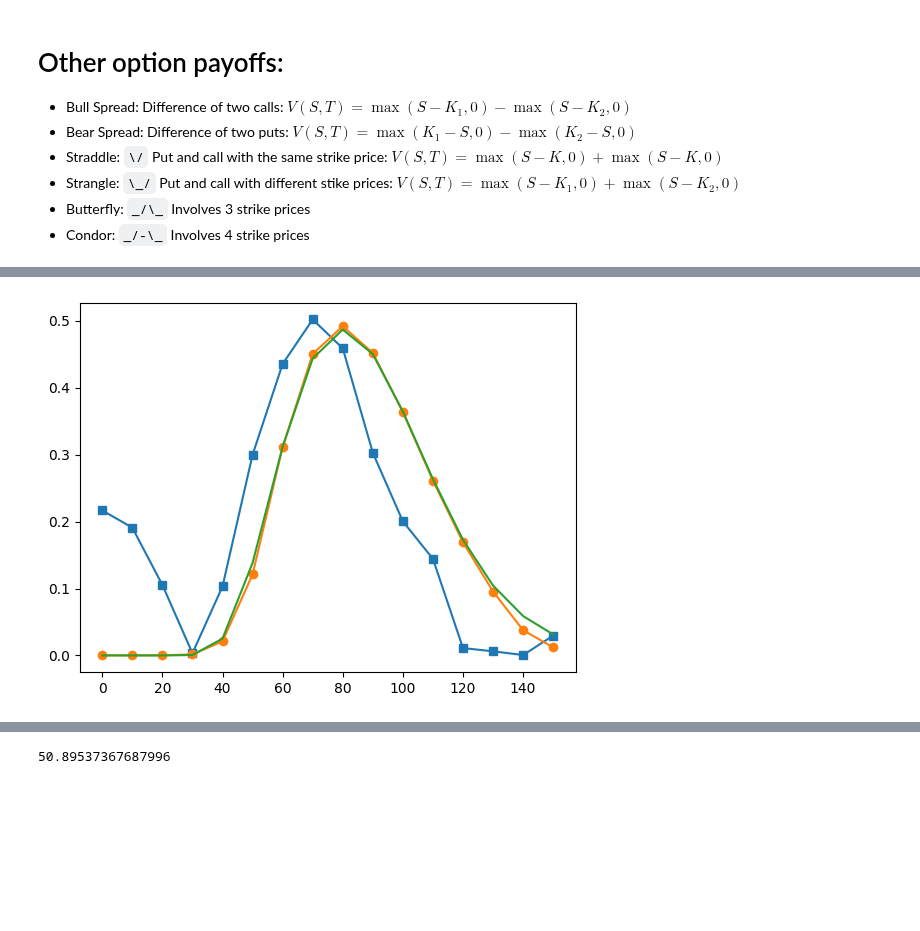
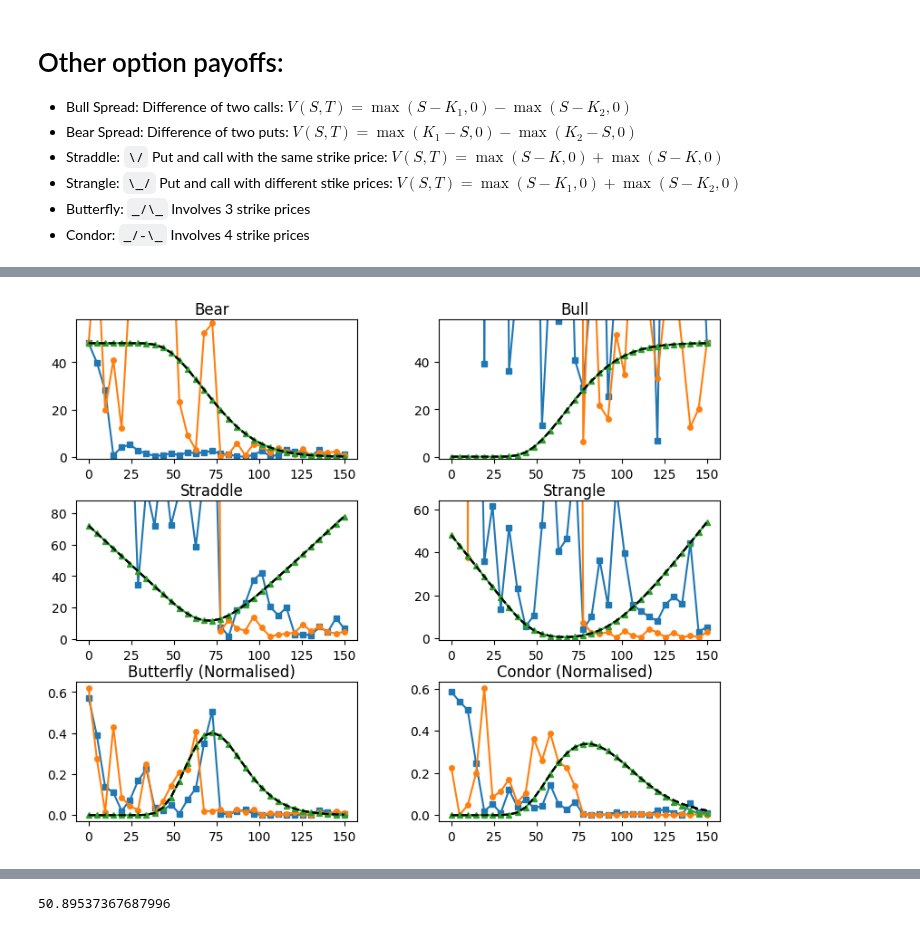
Before and after one commit to KnightShuffler/Quantum-Non-Unitary-Time-Evolution-Public-, a Jupyter notebook: sandbox.ipynb, the cells around one changed output, grey strips where cells are left out. Drawn from its saved outputs; the diff is of its cells as text; code cells hidden in the pictures; blank space fills up the shorter version.

```diff
--- a/sandbox.ipynb
+++ b/sandbox.ipynb
@@ -208,9 +336,27 @@ INFO:QNUTE Logger:      Finished in 0.05 seconds.
-# %%
-markers = 'so'
-for Di,D in enumerate([2,4]):
-    plt.plot(x, qnute_sols[Di,-1,:], marker=markers[Di])
-    # plt.axhline(y=np.sqrt(rescaled_sols[1,-1,0]*rescaled_sols[1,-1,-1]))
-plt.plot(x,(sol:=analytical_sols[-1,-1,:])/np.linalg.norm(sol))
-plt.show()
-# %% [output]
-[figure, removed]
+# %%
+markers = 'so^'
+ti = Nt
+fig = plt.figure(figsize=(8,6))
+subfigs = fig.subfigures(3,2)
+for i,subfig in enumerate(subfigs.flatten()):
+    ax = subfig.add_subplot()
+
+    for Di,D in enumerate(np.arange(2,n+2,2)):
+        if i not in no_rescale:
+            subfig.suptitle(titles[i])
+            ax.plot(x,rescaled_sols[i,Di,ti,:],label=f'{D=}',marker=markers[Di],ms=4)
+            ax.plot(x,analytical_sols[ti-1,i,:],label='Analytical',color='k',linestyle='--')
+            ax.set_ylim([-1,np.max(analytical_sols[ti-1,i,:]+10)])
+        else:
+            subfig.suptitle(titles[i] + ' (Normalised)')
+            ax.plot(x,qnute_sols[i,Di,ti,:],label=f'{D=}',marker=markers[Di],ms=4)
+            ax.plot(x,(sol:=analytical_sols[ti-1,i,:])/np.linalg.norm(sol),label='Analytical',color='k',linestyle='--')
+plt.show()
+
+# for Di,D in enumerate([2,4]):
+#     plt.plot(x, rescaled_sols[Di,3,:], marker=markers[Di])
+#     # plt.axhline(y=np.sqrt(rescaled_sols[1,3,0]*rescaled_sols[1,3,-1]))
+# plt.plot(x,(sol:=analytical_sols[-1,3,:]))#/np.linalg.norm(sol))
+# plt.show()
+# %% [output]
+[figure, added]
```
Also changed, not shown: parts of 7 cells of this notebook.
